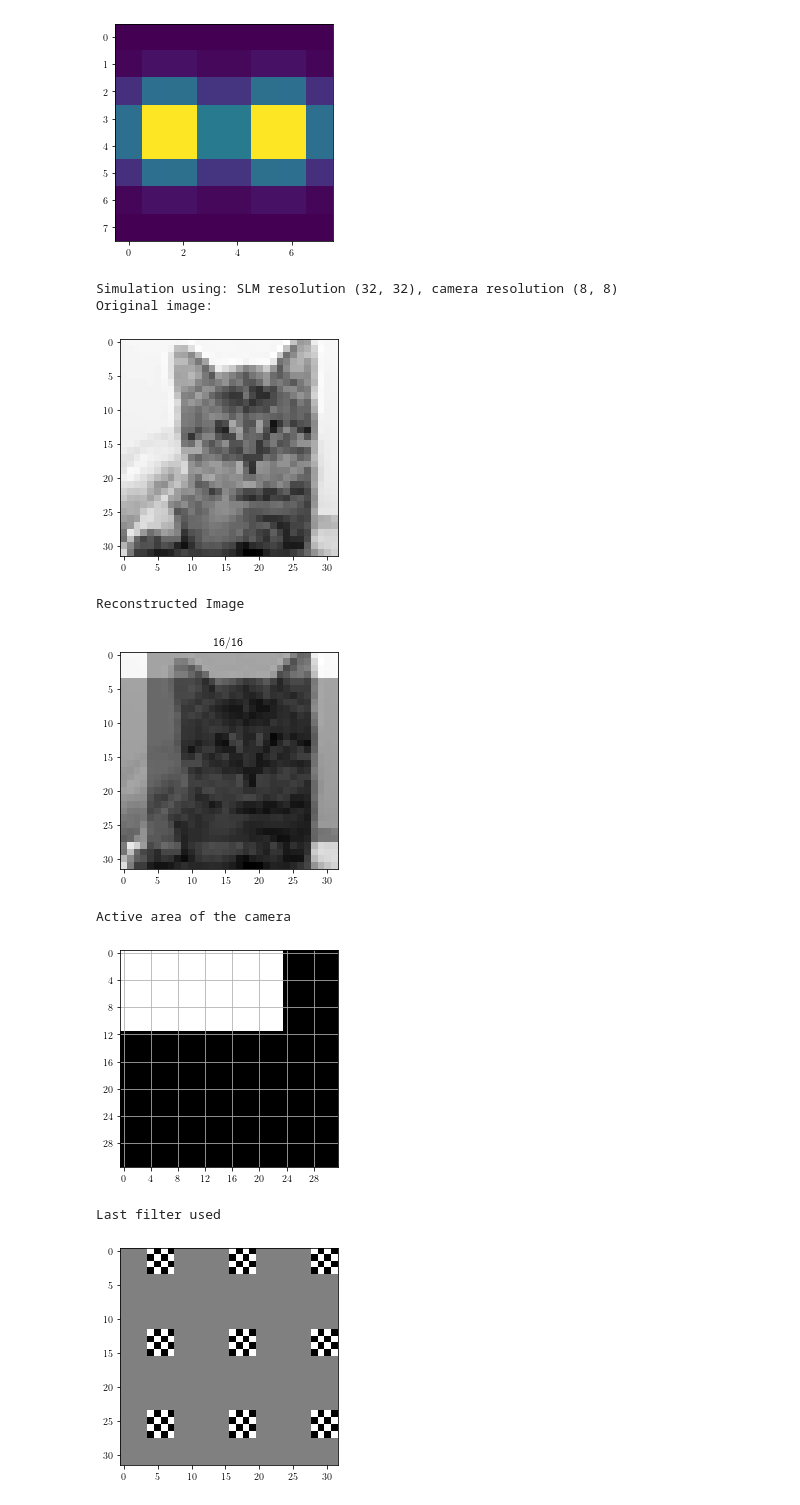
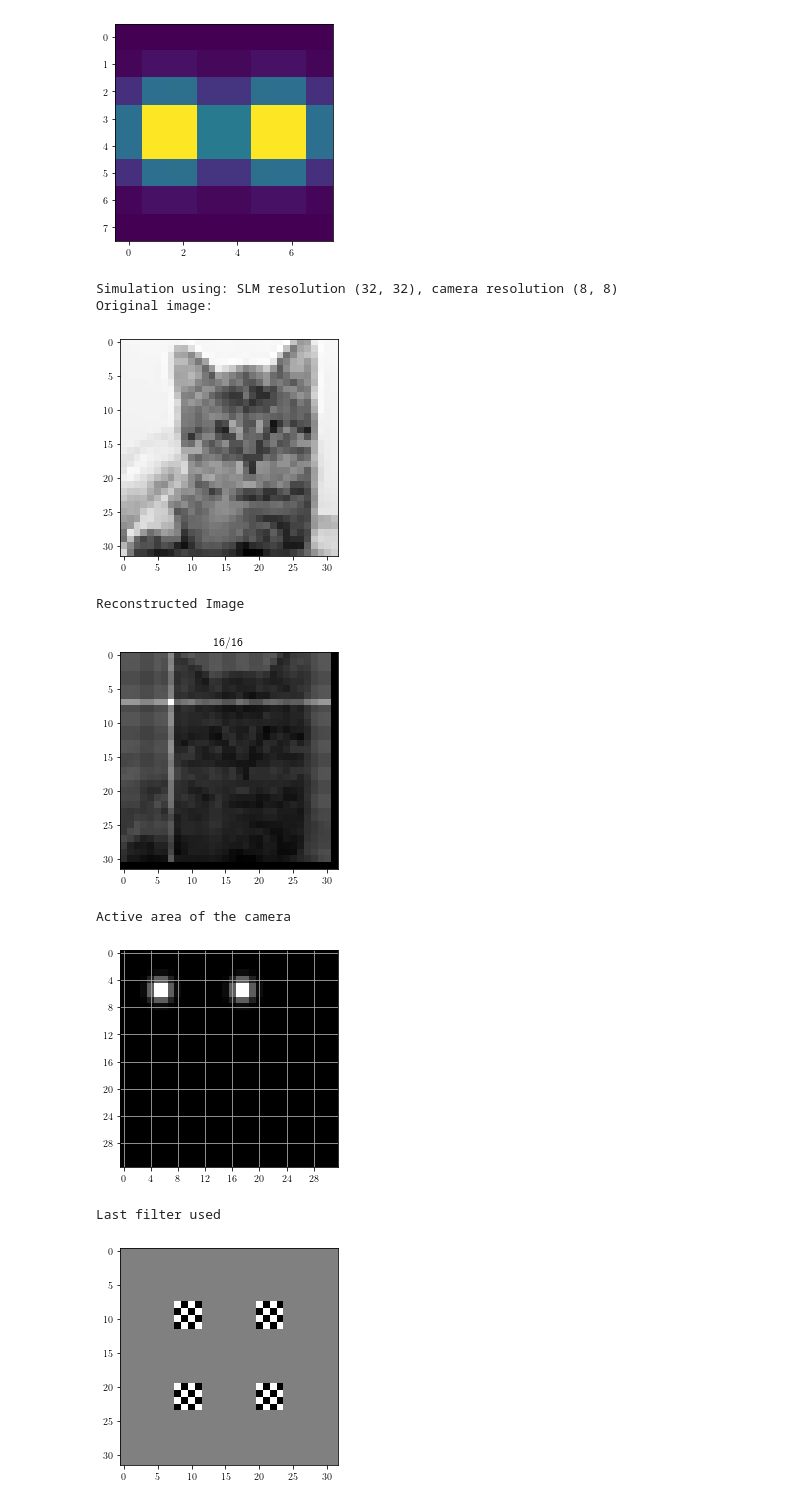
Before and after one commit to rstanuwijaya/jensen-lab-analysis, a Jupyter notebook: notebooks/newgdi.ipynb, the cells around one changed output. Cells and saved outputs as stored; diff of their text form; code cells hidden in the pictures.

Commit message:
Update spacing

```diff
--- a/notebooks/newgdi.ipynb
+++ b/notebooks/newgdi.ipynb
@@ -340,13 +340,15 @@ path = '../common/cat.png'
 slm_res = (32, 32)
 cam_res = (8, 8)
 mac_res = (4, 4)
-shift = (0, 0)
+spacing = (3, 3)
+shift = (1, 1)
 n = 16
-sigma = 6 # 0 for ideal calibration matrix
+sigma = 1 # 0 for ideal calibration matrix
+mode = 'gaussian'
 
 # create simulation and run it
 print(f"Simulation using: SLM resolution {slm_res}, camera resolution {cam_res}")
-sim = GhostSimulator(path, slm_res, cam_res, mac_res, n, shift=shift, sigma=sigma, method='zigzag')
+sim = GhostSimulator(path, slm_res, cam_res, mac_res, n, spacing=spacing, shift=shift, sigma=sigma, method='zigzag', mode='gaussian')
 cnt = sim.run_simulation()
 
 # show original image
@@ -363,39 +365,39 @@ plt.show()
 # show active area of the camera
 print("Active area of the camera")
 # plt.imshow(sim.At.sum(axis=0).reshape(sim.shape_slm), cmap='gray')
 # sim.A, sim.At = sim.generate_cali_matrix_ideal2()
 plt.imshow((sim.At[9]+sim.At[12]).reshape(sim.shape_slm), cmap='gray')
 plt.grid()
 plt.xticks(np.arange(0, 32, 4))
 plt.yticks(np.arange(0, 32, 4))
 plt.show()
 
 
 
 # # show hadamard matrix
 # print("Hadamard matrix")
 # plt.imshow(sim.h, vmin=-1, vmax=1, cmap='gray')
 # plt.show()
 
 # show the last filter used
 print("Last filter used")
-plt.imshow(sim.generate_filter2(9*15+1), cmap='gray')
+plt.imshow(sim.generate_filter2(9*15+8), cmap='gray')
 plt.show()
 
 plt.imshow(sim.generate_filter(15), cmap='gray')
 plt.show()
 
 print(cnt)
 # %% [output]
 Simulation using: SLM resolution (32, 32), camera resolution (8, 8)
 Original image:
 [figure]
 Reconstructed Image
-[figure, old version]
+[figure, new version]
 Active area of the camera
-[figure, old version]
+[figure, new version]
 Last filter used
-[figure, old version]
+[figure, new version]
 [figure]
 144
 # %%
```
Also changed, not shown: parts of 3 cells of this notebook, 2 other files.
